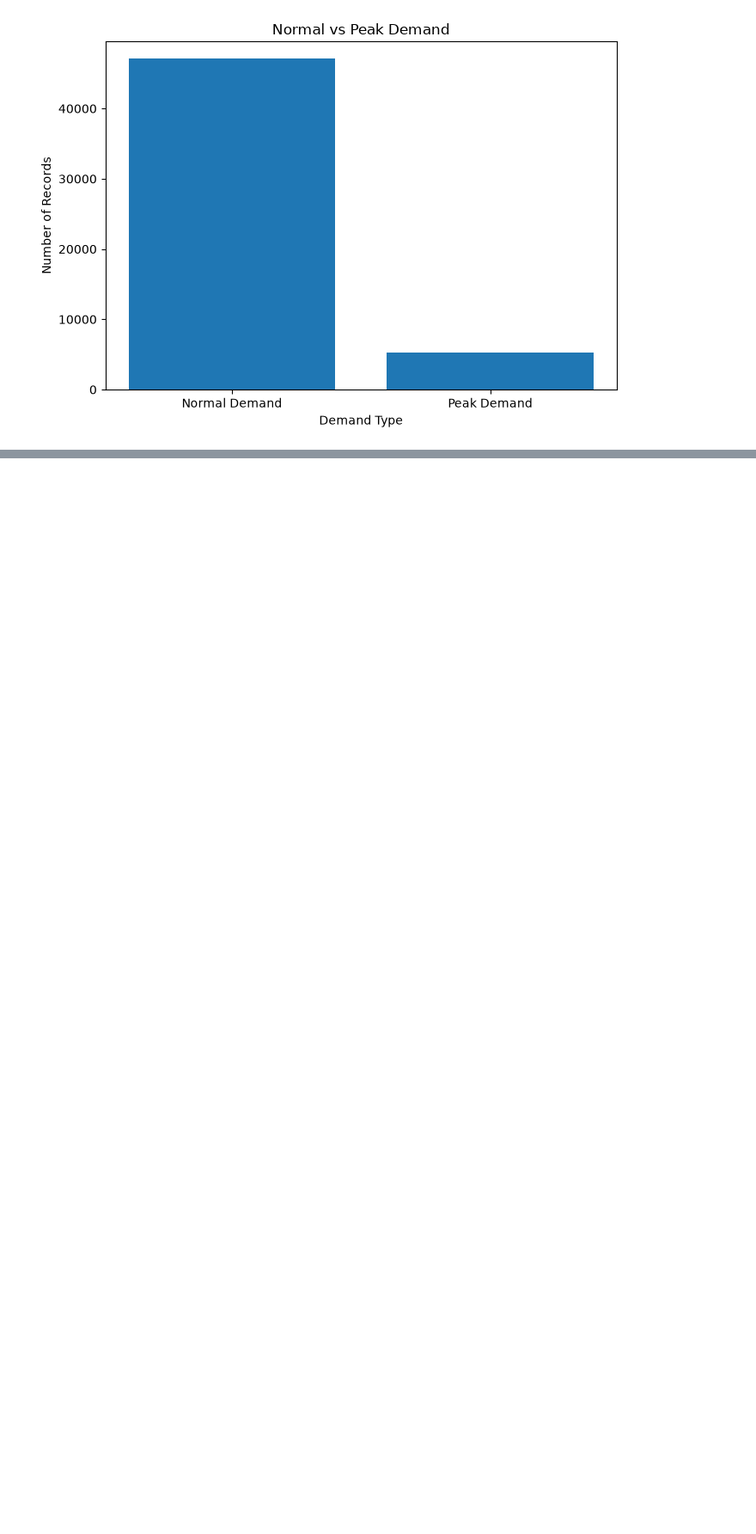
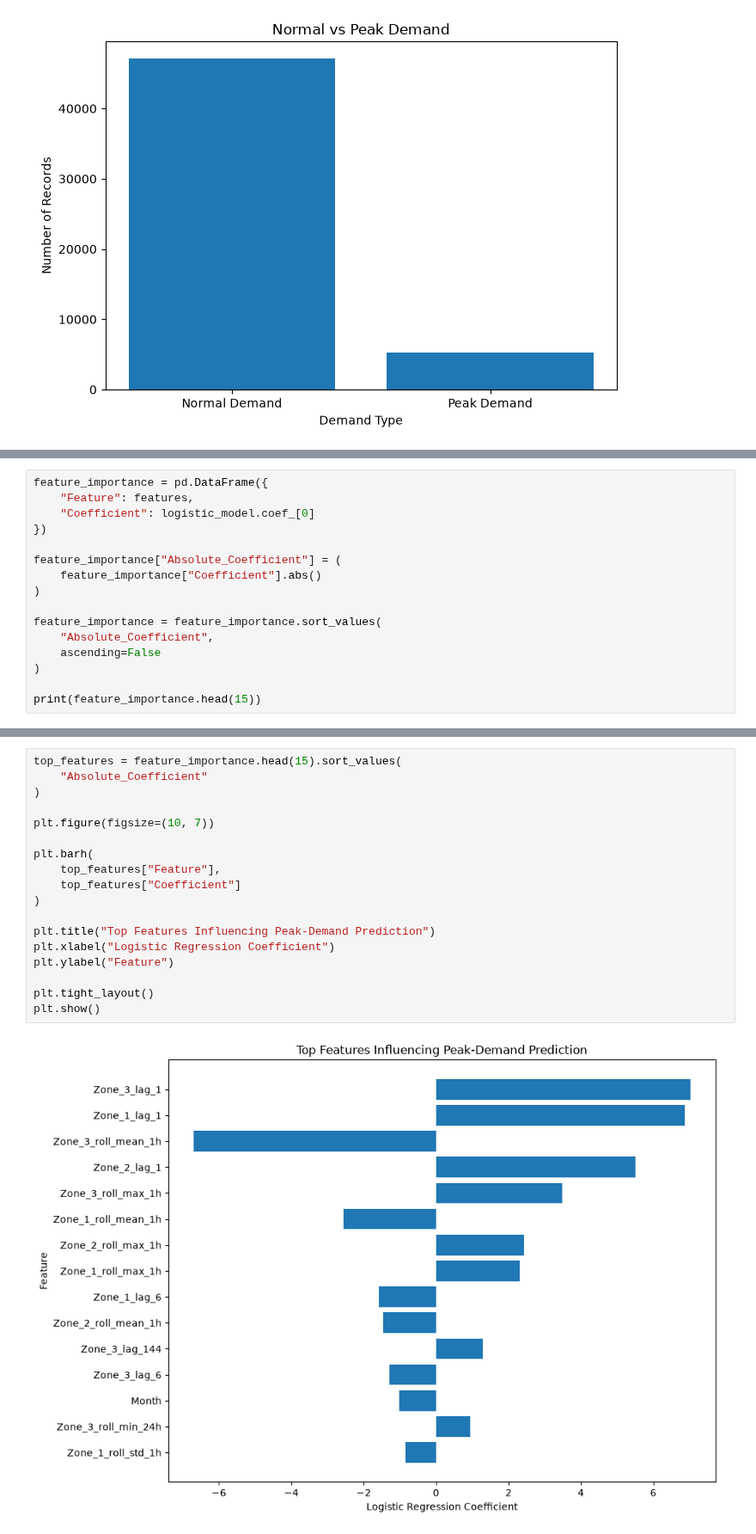
Before and after one commit to rgthimirad-cpu/-Smart-Energy-Consumption-Prediction-System, a Jupyter notebook: notebooks/peak_demand_prediction.ipynb, the cells around one changed output, grey strips where cells are left out. Shown at 86% size. Drawn from its saved outputs; the diff is of its cells as text; blank space fills up the shorter version.

```diff
--- a/notebooks/peak_demand_prediction.ipynb
+++ b/notebooks/peak_demand_prediction.ipynb
@@ -322,0 +892,16 @@ plt.show()
+# %%
+feature_importance = pd.DataFrame({
+    "Feature": features,
+    "Coefficient": logistic_model.coef_[0]
+})
+
+feature_importance["Absolute_Coefficient"] = (
+    feature_importance["Coefficient"].abs()
+)
+
+feature_importance = feature_importance.sort_values(
+    "Absolute_Coefficient",
+    ascending=False
+)
+
+print(feature_importance.head(15))
@@ -322,0 +925,20 @@ plt.show()
+# %%
+top_features = feature_importance.head(15).sort_values(
+    "Absolute_Coefficient"
+)
+
+plt.figure(figsize=(10, 7))
+
+plt.barh(
+    top_features["Feature"],
+    top_features["Coefficient"]
+)
+
+plt.title("Top Features Influencing Peak-Demand Prediction")
+plt.xlabel("Logistic Regression Coefficient")
+plt.ylabel("Feature")
+
+plt.tight_layout()
+plt.show()
+# %% [output]
+[figure, added]
```
Also changed, not shown: parts of 59 cells of this notebook.
